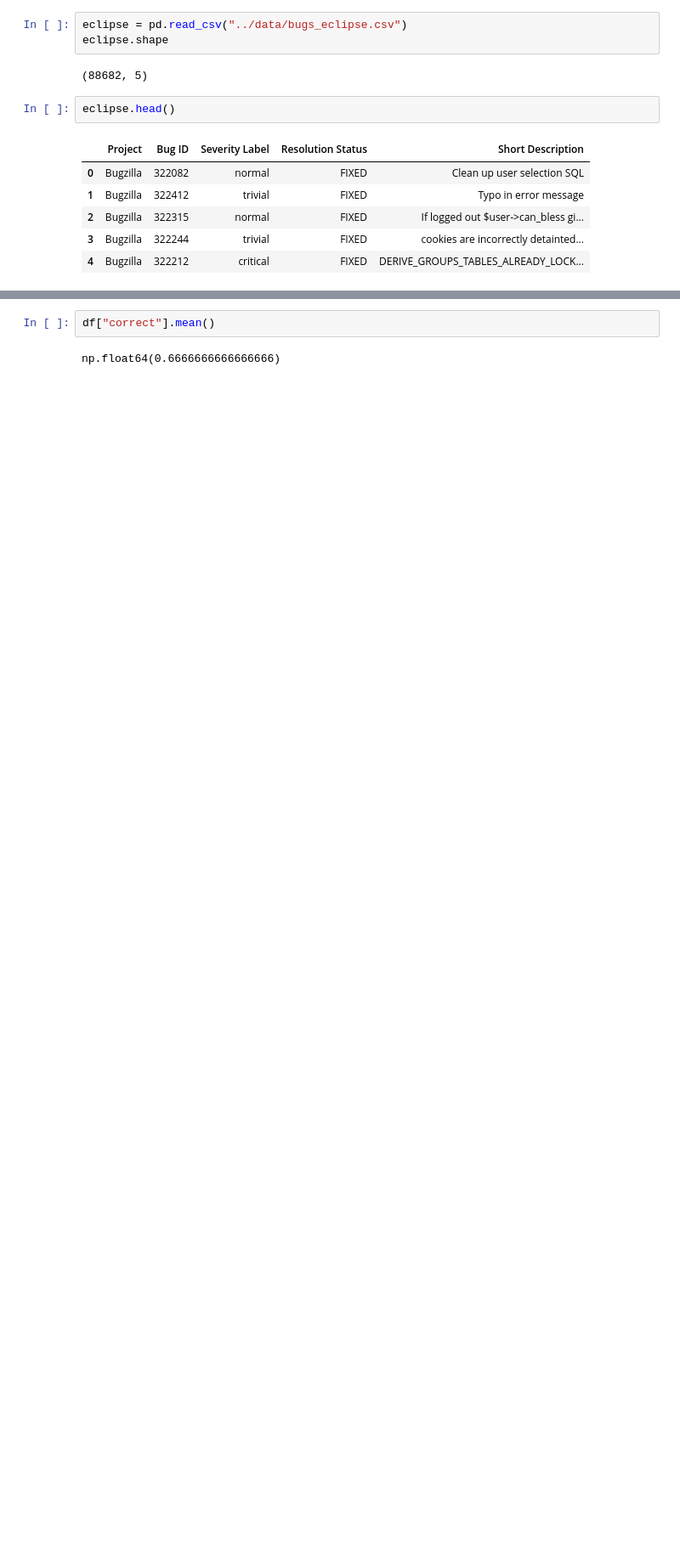
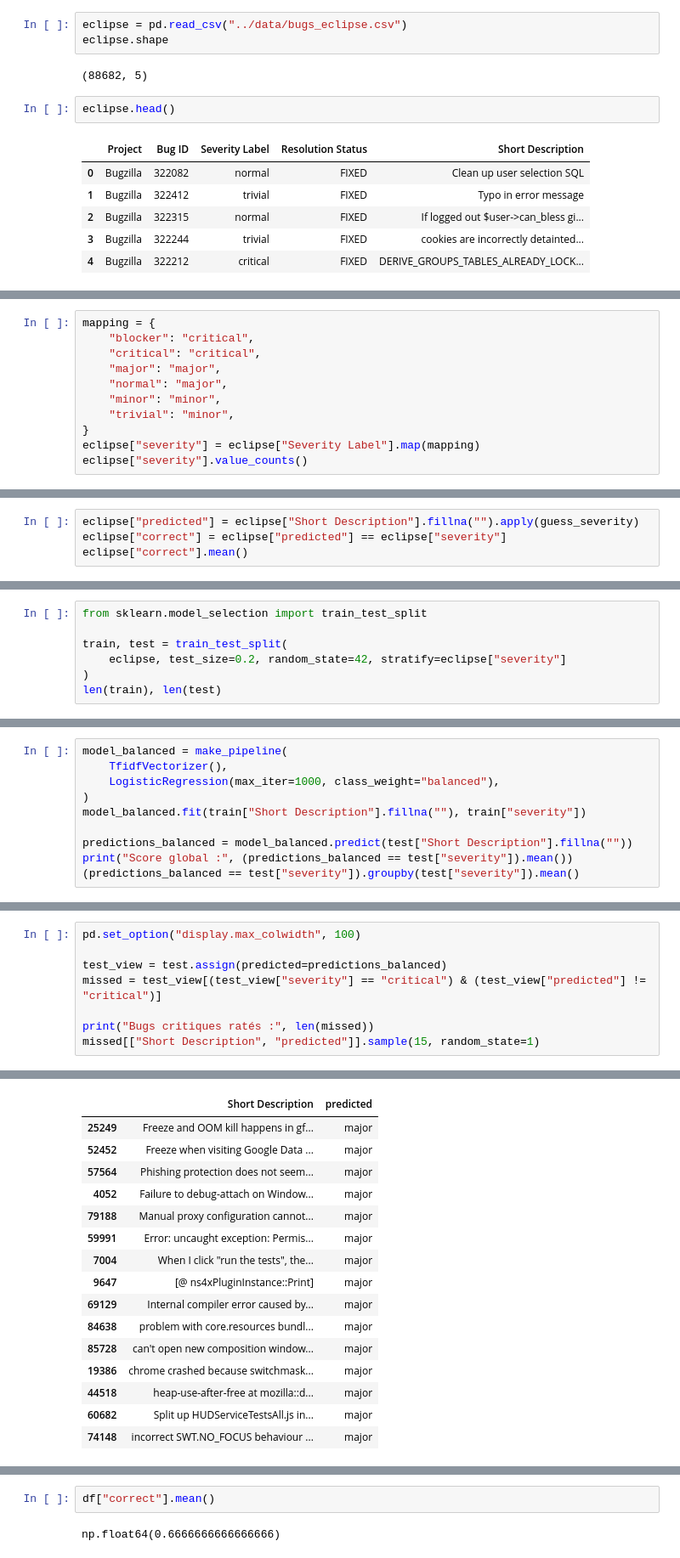
Before and after one commit to lilymonroebloom-creator/bug-severity-classifier, a Jupyter notebook: notebooks/exploration.ipynb, the cells around one changed output, grey strips where cells are left out. Shown at 85% size. Drawn from its saved outputs; the diff is of its cells as text; blank space fills up the shorter version.

Commit message:
Add README, error analysis and per-project evaluation

```diff
--- a/notebooks/exploration.ipynb
+++ b/notebooks/exploration.ipynb
@@ -136,0 +150,11 @@ eclipse["Severity Label"].value_counts()
+# %%
+mapping = {
+    "blocker": "critical",
+    "critical": "critical",
+    "major": "major",
+    "normal": "major",
+    "minor": "minor",
+    "trivial": "minor",
+}
+eclipse["severity"] = eclipse["Severity Label"].map(mapping)
+eclipse["severity"].value_counts()
@@ -136,0 +167,4 @@ eclipse["Severity Label"].value_counts()
+# %%
+eclipse["predicted"] = eclipse["Short Description"].fillna("").apply(guess_severity)
+eclipse["correct"] = eclipse["predicted"] == eclipse["severity"]
+eclipse["correct"].mean()
@@ -136,0 +181,7 @@ eclipse["Severity Label"].value_counts()
+# %%
+from sklearn.model_selection import train_test_split
+
+train, test = train_test_split(
+    eclipse, test_size=0.2, random_state=42, stratify=eclipse["severity"]
+)
+len(train), len(test)
@@ -136,0 +244,10 @@ eclipse["Severity Label"].value_counts()
+# %%
+model_balanced = make_pipeline(
+    TfidfVectorizer(),
+    LogisticRegression(max_iter=1000, class_weight="balanced"),
+)
+model_balanced.fit(train["Short Description"].fillna(""), train["severity"])
+
+predictions_balanced = model_balanced.predict(test["Short Description"].fillna(""))
+print("Score global :", (predictions_balanced == test["severity"]).mean())
+(predictions_balanced == test["severity"]).groupby(test["severity"]).mean()
@@ -136,0 +287,9 @@ eclipse["Severity Label"].value_counts()
+# %%
+pd.set_option("display.max_colwidth", 100)
+
+test_view = test.assign(predicted=predictions_balanced)
+missed = test_view[(test_view["severity"] == "critical") & (test_view["predicted"] != "critical")]
+
+print("Bugs critiques ratés :", len(missed))
+missed[["Short Description", "predicted"]].sample(15, random_state=1)
+# %% [output]
@@ -136,0 +297,16 @@ eclipse["Severity Label"].value_counts()
+|  | Short Description | predicted |
+| 25249 | Freeze and OOM kill happens in gf... | major |
+| 52452 | Freeze when visiting Google Data ... | major |
+| 57564 | Phishing protection does not seem... | major |
+| 4052 | Failure to debug-attach on Window... | major |
+| 79188 | Manual proxy configuration cannot... | major |
+| 59991 | Error: uncaught exception: Permis... | major |
+| 7004 | When I click "run the tests", the... | major |
+| 9647 | [@ ns4xPluginInstance::Print] | major |
+| 69129 | Internal compiler error caused by... | major |
+| 84638 | problem with core.resources bundl... | major |
+| 85728 | can't open new composition window... | major |
+| 19386 | chrome crashed because switchmask... | major |
+| 44518 | heap-use-after-free at mozilla::d... | major |
+| 60682 | Split up HUDServiceTestsAll.js in... | major |
+| 74148 | incorrect SWT.NO_FOCUS behaviour ... | major |
```
Also changed, not shown: parts of 21 cells of this notebook, 1 other file.
